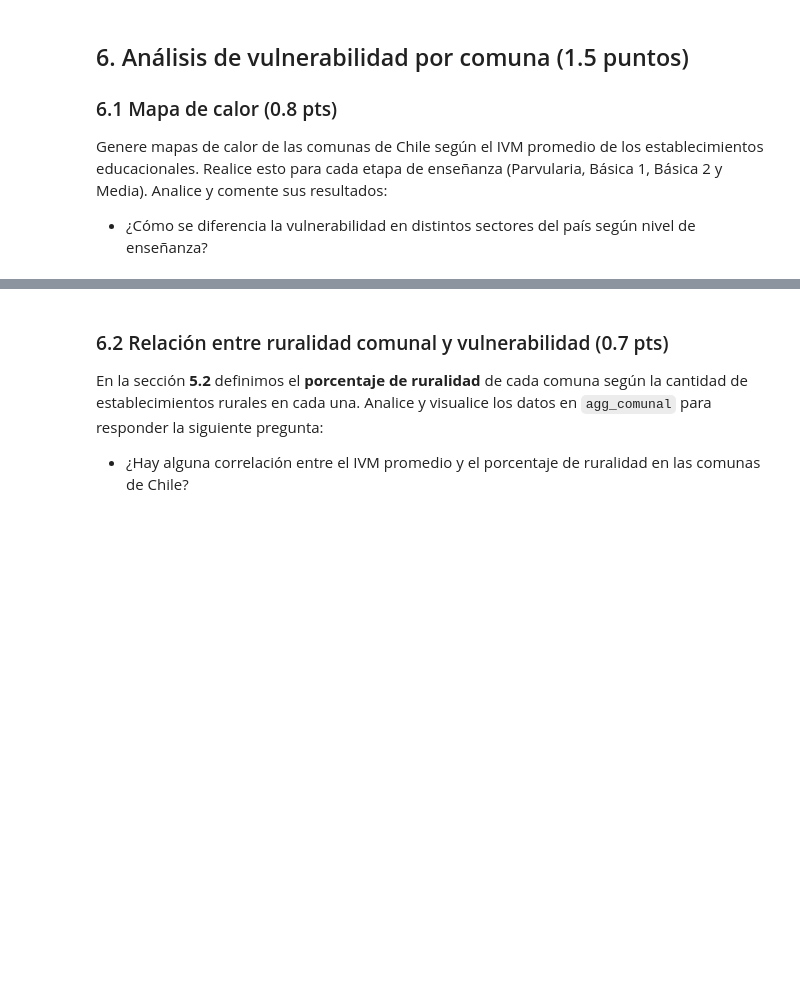
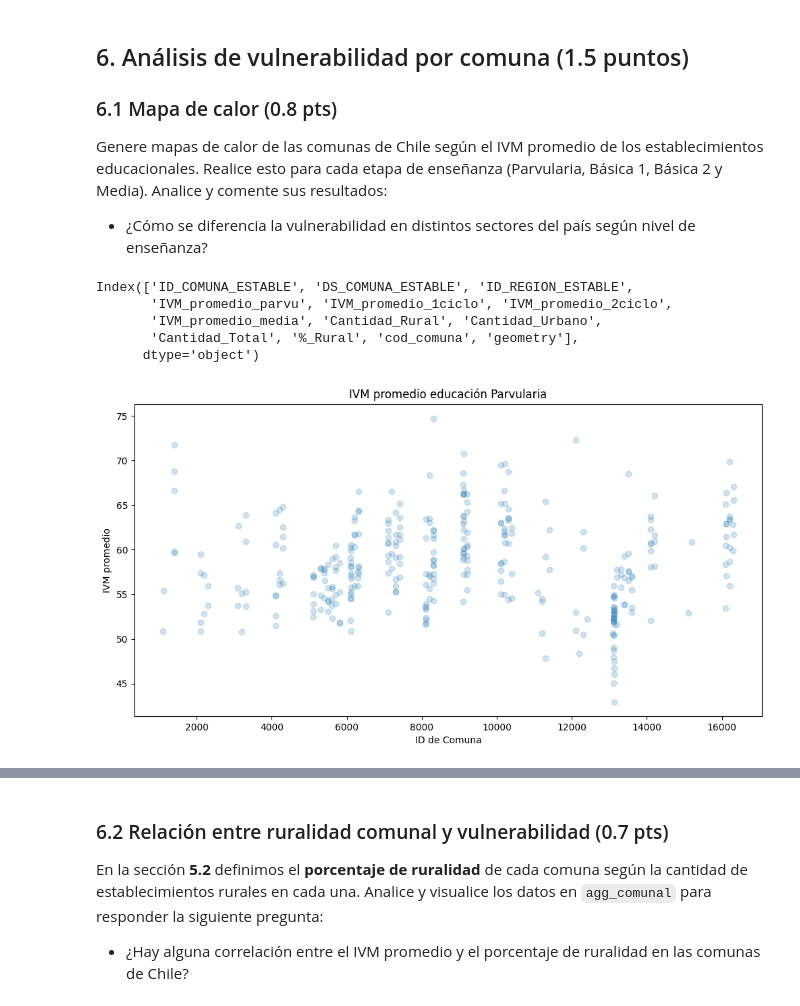
Before and after one commit to LmChicao/IMT2200-Lucas-Chicao, a Jupyter notebook: Tareas/Tarea 3/IMT2200-25s2 - Tarea 03.ipynb, the cells around one changed output, grey strips where cells are left out. Drawn from its saved outputs; the diff is of its cells as text; code cells hidden in the pictures; blank space fills up the shorter version.

```diff
--- a/Tareas/Tarea 3/IMT2200-25s2 - Tarea 03.ipynb
+++ b/Tareas/Tarea 3/IMT2200-25s2 - Tarea 03.ipynb
@@ -576,3 +741,11 @@ Finalmente, vamos a generar el DataFrame `agg_comunal` con la información de lo
 Combine la información de las dos secciones anteriores para crear su base de datos unificada. Por último, agregue la columna `geometry` con la información geográfica de cada comuna.
 # %%
 # respuestas
+
+agg_comunal = pd.merge(
+    ivm_general,
+    resultito,
+    how='inner'
+)
+
+agg_comunal
@@ -578,0 +786,9 @@ Combine la información de las dos secciones anteriores para crear su base de da
+# %%
+
+import geopandas as gpd
+archivo = "comunas.shp"
+gdf_comunas = gpd.read_file(archivo)
+print(gdf_comunas.crs)
+gdf_comunas = gdf_comunas.to_crs(epsg=4326)
+print(gdf_comunas.crs)
+print(gdf_comunas.columns)
@@ -578,0 +802,11 @@ Combine la información de las dos secciones anteriores para crear su base de da
+# %%
+agg_comunal_gpd = agg_comunal.merge(
+    gdf_comunas[['cod_comuna', 'geometry']],
+    left_on='ID_COMUNA_ESTABLE',
+    right_on='cod_comuna',
+    how='left'
+)
+
+agg_comunal_gpd
+
+# Se puede ver que ID_COMUNA_ESTABLE es igual a cod_comuna, aun que sea redundante, las voy a dejar a ambas
@@ -583,5 +831,28 @@ Combine la información de las dos secciones anteriores para crear su base de da
 
 Genere mapas de calor de las comunas de Chile según el IVM promedio de los establecimientos educacionales. Realice esto para cada etapa de enseñanza (Parvularia, Básica 1, Básica 2 y Media). Analice y comente sus resultados:
 * ¿Cómo se diferencia la vulnerabilidad en distintos sectores del país según nivel de enseñanza?
+# %%
+agg_comunal_gpd.columns
+# %% [output]
+Index(['ID_COMUNA_ESTABLE', 'DS_COMUNA_ESTABLE', 'ID_REGION_ESTABLE',
+       'IVM_promedio_parvu', 'IVM_promedio_1ciclo', 'IVM_promedio_2ciclo',
+       'IVM_promedio_media', 'Cantidad_Rural', 'Cantidad_Urbano',
+       'Cantidad_Total', '%_Rural', 'cod_comuna', 'geometry'],
+      dtype='object')
 # %%
-# Respuesta
+# Respuesta Parvularia
+
+import matplotlib.pyplot as plt
+
+fig, ax = plt.subplots(figsize=(12, 6))
+ax.scatter(
+    agg_comunal_gpd['ID_COMUNA_ESTABLE'],
+    agg_comunal_gpd['IVM_promedio_parvu'],
+    alpha=0.2
+)
+ax.set_title("IVM promedio educación Parvularia", fontsize=12)
+ax.set_xlabel("ID de Comuna")
+ax.set_ylabel("IVM promedio")
+plt.show()
+# %% [output]
+[figure, added]
```
Also changed, not shown: parts of 17 cells of this notebook.
